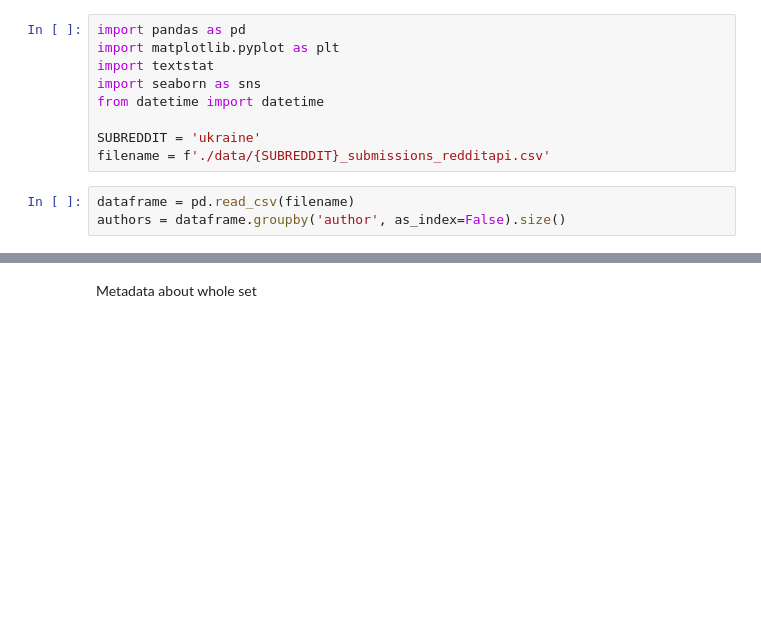
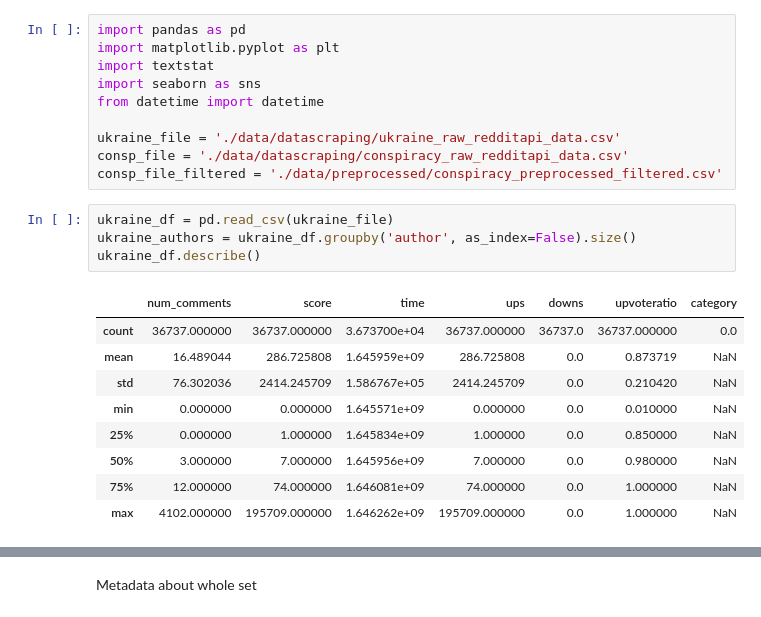
Before and after one commit to irenestrauss/nlp_on_conspiracy_theories, a Jupyter notebook: code/statistics.ipynb, the cells around one changed output, grey strips where cells are left out. Cells and saved outputs as stored; diff of their text form; blank space fills up the shorter version.

```diff
--- a/code/statistics.ipynb
+++ b/code/statistics.ipynb
@@ -5,8 +5,20 @@ import textstat
 import seaborn as sns
 from datetime import datetime
 
-SUBREDDIT = 'ukraine'
-filename = f'./data/{SUBREDDIT}_submissions_redditapi.csv'
+ukraine_file = './data/datascraping/ukraine_raw_redditapi_data.csv'
+consp_file = './data/datascraping/conspiracy_raw_redditapi_data.csv'
+consp_file_filtered = './data/preprocessed/conspiracy_preprocessed_filtered.csv'
 # %%
-dataframe = pd.read_csv(filename)
-authors = dataframe.groupby('author', as_index=False).size()
+ukraine_df = pd.read_csv(ukraine_file)
+ukraine_authors = ukraine_df.groupby('author', as_index=False).size()
+ukraine_df.describe()
+# %% [output]
+|  | num_comments | score | time | ups | downs | upvoteratio | category |
+| count | 36737.000000 | 36737.000000 | 3.673700e+04 | 36737.000000 | 36737.0 | 36737.000000 | 0.0 |
+| mean | 16.489044 | 286.725808 | 1.645959e+09 | 286.725808 | 0.0 | 0.873719 | NaN |
+| std | 76.302036 | 2414.245709 | 1.586767e+05 | 2414.245709 | 0.0 | 0.210420 | NaN |
+| min | 0.000000 | 0.000000 | 1.645571e+09 | 0.000000 | 0.0 | 0.010000 | NaN |
+| 25% | 0.000000 | 1.000000 | 1.645834e+09 | 1.000000 | 0.0 | 0.850000 | NaN |
+| 50% | 3.000000 | 7.000000 | 1.645956e+09 | 7.000000 | 0.0 | 0.980000 | NaN |
+| 75% | 12.000000 | 74.000000 | 1.646081e+09 | 74.000000 | 0.0 | 1.000000 | NaN |
+| max | 4102.000000 | 195709.000000 | 1.646262e+09 | 195709.000000 | 0.0 | 1.000000 | NaN |
```
Also changed, not shown: parts of 4 cells of this notebook, 1 other file.
